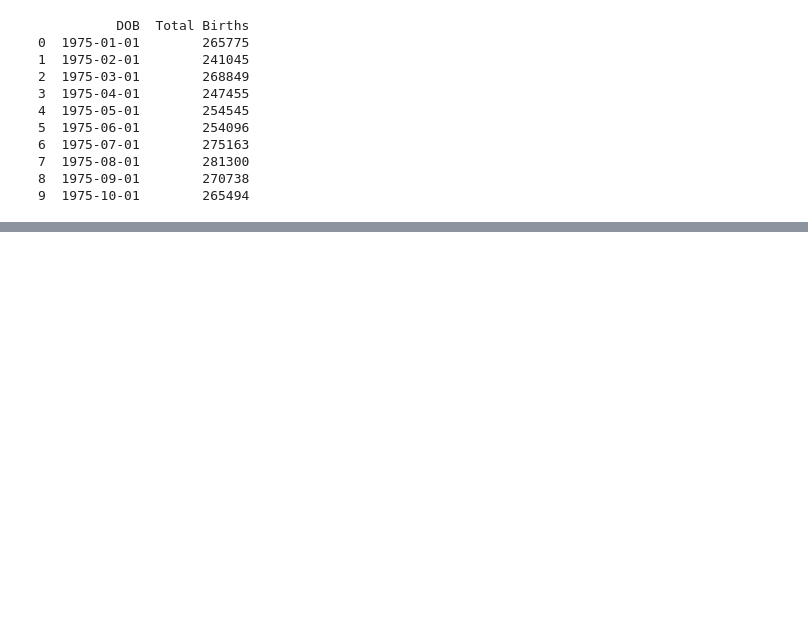
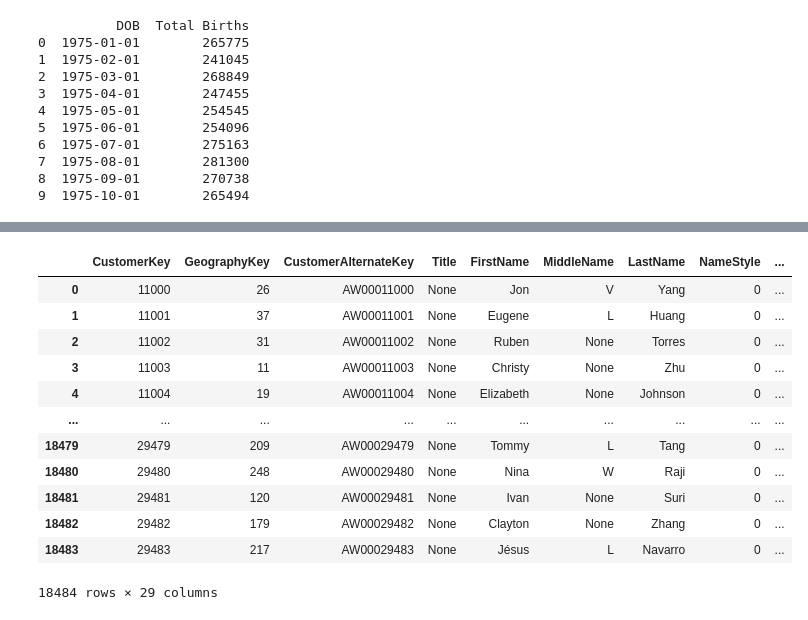
Before and after one commit to tanscha/Learning, a Jupyter notebook: SQLpython.ipynb, the cells around one changed output, grey strips where cells are left out. Drawn from its saved outputs; the diff is of its cells as text; code cells hidden in the pictures; blank space fills up the shorter version.

```diff
--- a/SQLpython.ipynb
+++ b/SQLpython.ipynb
@@ -61,0 +91,16 @@ pwd
+# %%
+pysqldf("select * from dfcustomer")
+# %% [output]
+|  | CustomerKey | GeographyKey | CustomerAlternateKey | Title | FirstName | MiddleName | LastName | NameStyle | ... |
+| 0 | 11000 | 26 | AW00011000 | None | Jon | V | Yang | 0 | ... |
+| 1 | 11001 | 37 | AW00011001 | None | Eugene | L | Huang | 0 | ... |
+| 2 | 11002 | 31 | AW00011002 | None | Ruben | None | Torres | 0 | ... |
+| 3 | 11003 | 11 | AW00011003 | None | Christy | None | Zhu | 0 | ... |
+| 4 | 11004 | 19 | AW00011004 | None | Elizabeth | None | Johnson | 0 | ... |
+| ... | ... | ... | ... | ... | ... | ... | ... | ... | ... |
+| 18479 | 29479 | 209 | AW00029479 | None | Tommy | L | Tang | 0 | ... |
+| 18480 | 29480 | 248 | AW00029480 | None | Nina | W | Raji | 0 | ... |
+| 18481 | 29481 | 120 | AW00029481 | None | Ivan | None | Suri | 0 | ... |
+| 18482 | 29482 | 179 | AW00029482 | None | Clayton | None | Zhang | 0 | ... |
+| 18483 | 29483 | 217 | AW00029483 | None | Jésus | L | Navarro | 0 | ... |
+18484 rows × 29 columns
```
Also changed, not shown: parts of 8 cells of this notebook.
